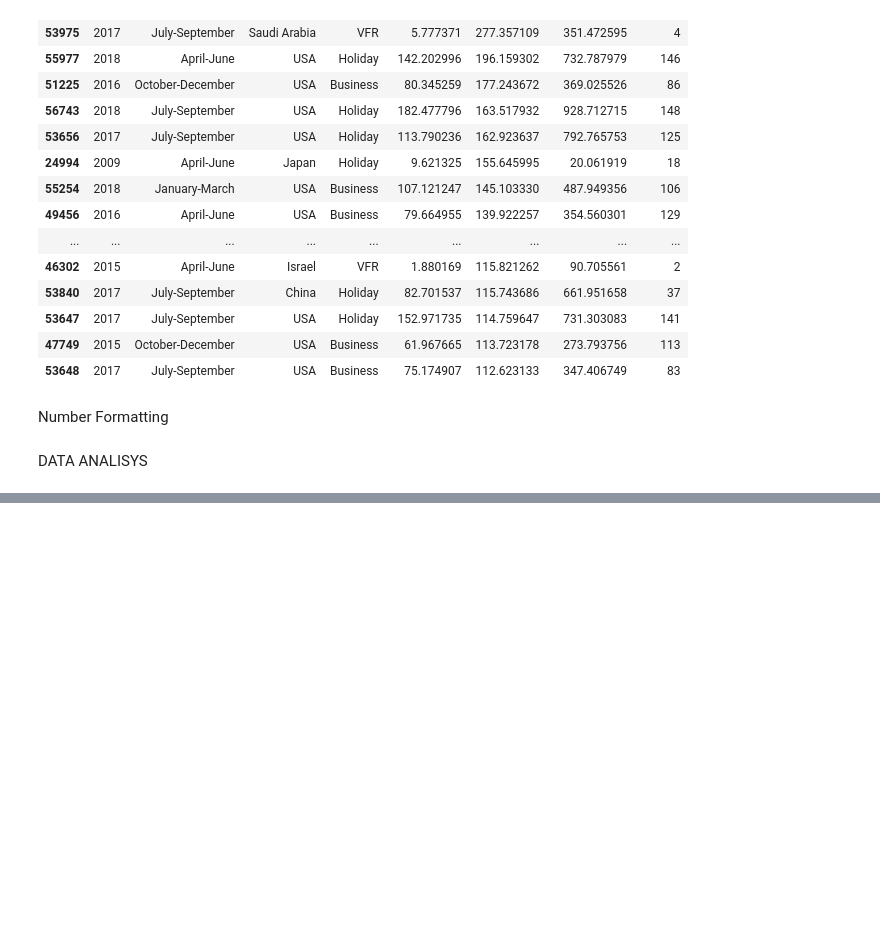
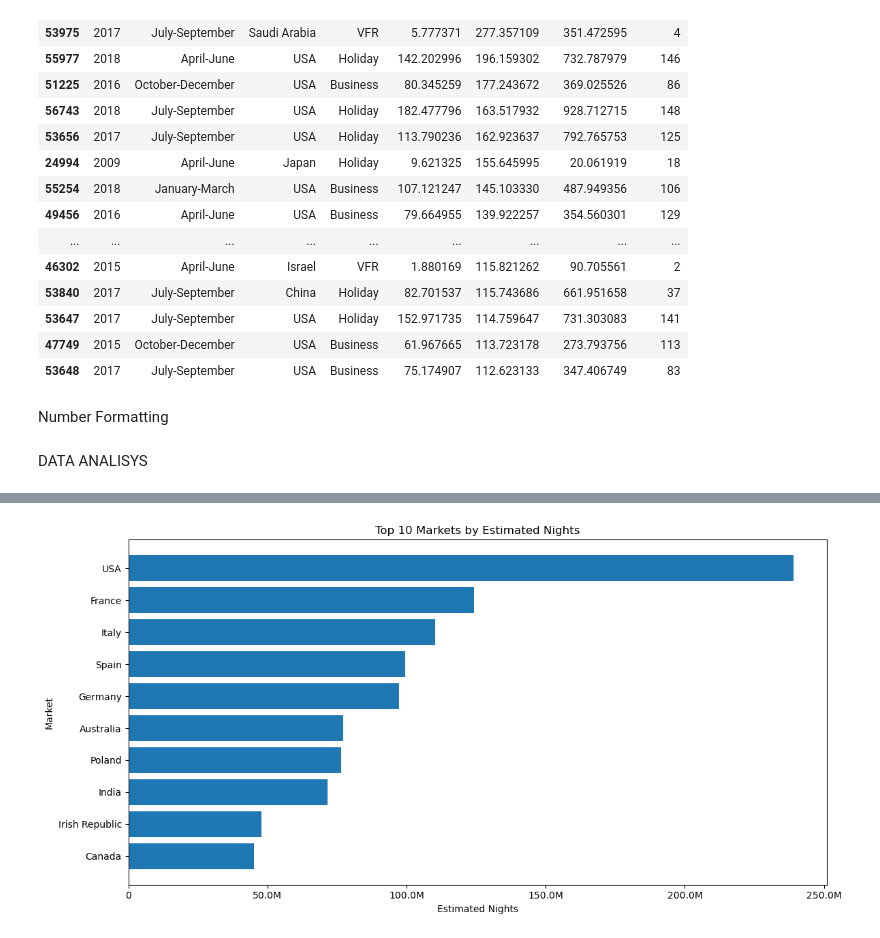
Before and after one commit to VSHellkite/ML_CA_2_2021417, a Jupyter notebook: ML_CA2_2021417.ipynb, the cells around one changed output, grey strips where cells are left out. Drawn from its saved outputs; the diff is of its cells as text; code cells hidden in the pictures; blank space fills up the shorter version.

Commit message:
Continuing working on Data Analysis

```diff
--- a/ML_CA2_2021417.ipynb
+++ b/ML_CA2_2021417.ipynb
@@ -518,3 +597,93 @@ create_interactive_market_dashboard(
 # %% [output]
 Dropdown(description='Metric:', layout=Layout(width='350px'), options={'Estimated Visits': 'estimated_visits',…
 [interactive output not drawn]
+# %%
+def create_nights_by_market_plot(
+    df,
+    top_n=None,
+    ascending=False
+):
+    required_columns = [
+        "market",
+        "Nights (000s)"
+    ]
+
+    missing_columns = [
+        column
+        for column in required_columns
+        if column not in df.columns
+    ]
+
+    if missing_columns:
+        raise ValueError(
+            f"Missing required columns: {missing_columns}"
+        )
+
+    data = df.copy()
+
+    data["market"] = (
+        data["market"]
+        .astype(str)
+        .str.strip()
+    )
+
+    market_nights = (
+        data.groupby("market", as_index=False)
+        .agg(
+            estimated_nights=("Nights (000s)", "sum")
+        )
+    )
+
+    market_nights["estimated_nights"] *= 1_000
+
+    market_nights = (
+        market_nights
+        .sort_values(
+            "estimated_nights",
+            ascending=ascending
+        )
+        .reset_index(drop=True)
+    )
+
+    if top_n is not None:
+        market_nights = market_nights.head(top_n)
+    plot_data = market_nights.sort_values(
+        "estimated_nights",
+        ascending=True
+    )
+
+    fig, ax = plt.subplots(
+        figsize=(12, max(6, len(plot_data) * 0.35))
+    )
+
+    ax.barh(
+        plot_data["market"],
+        plot_data["estimated_nights"]
+    )
+
+    if top_n is None:
+        title = "Estimated Nights by Market"
+    elif ascending:
+        title = f"Bottom {top_n} Markets by Estimated Nights"
+    else:
+        title = f"Top {top_n} Markets by Estimated Nights"
+
+    ax.set_title(title)
+    ax.set_xlabel("Estimated Nights")
+    ax.set_ylabel("Market")
+
+    ax.xaxis.set_major_formatter(
+        FuncFormatter(format_large_number)
+    )
+
+    plt.tight_layout()
+    plt.show()
+
+    return market_nights
+top_markets_by_nights = create_nights_by_market_plot(
+    df,
+    top_n=10,
+    ascending=False
+)
+# %% [output]
+[figure, added]
```
Also changed, not shown: parts of 9 cells of this notebook.
